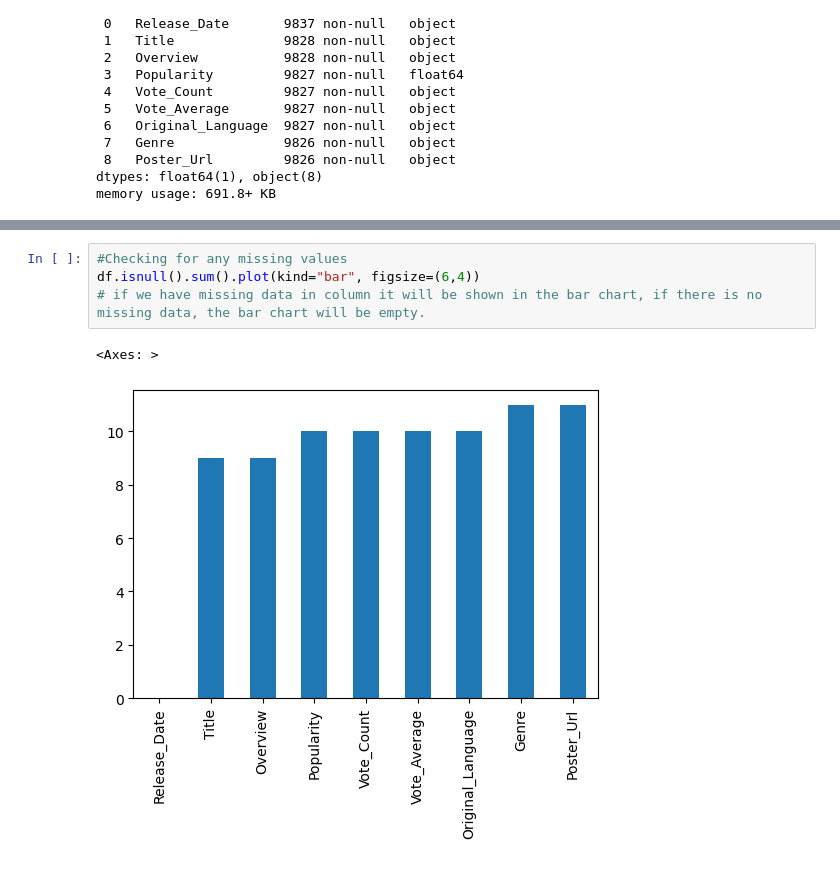
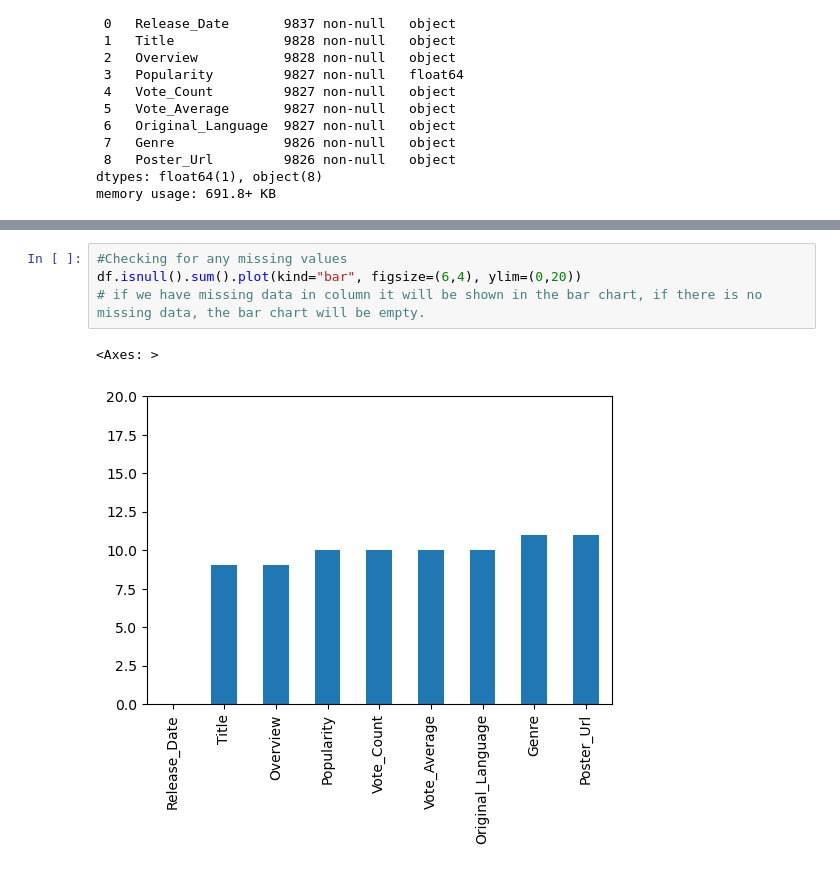
Before and after one commit to Vanshaj14Mohan/Netflix-data-analysis, a Jupyter notebook: Files/main.ipynb, the cells around one changed output, grey strips where cells are left out. Cells and saved outputs as stored; diff of their text form.

```diff
--- a/Files/main.ipynb
+++ b/Files/main.ipynb
@@ -50,7 +45,7 @@ df.isnull().sum().plot(kind="bar", figsize=(10,4))
 # %%
 #Checking for any missing values
-df.isnull().sum().plot(kind="bar", figsize=(6,4))
+df.isnull().sum().plot(kind="bar", figsize=(6,4), ylim=(0,20))
 # if we have missing data in column it will be shown in the bar chart, if there is no missing data, the bar chart will be empty.
 # %% [output]
 <Axes: >
-[figure, old version]
+[figure, new version]
```
Also changed, not shown: parts of 4 cells of this notebook.
